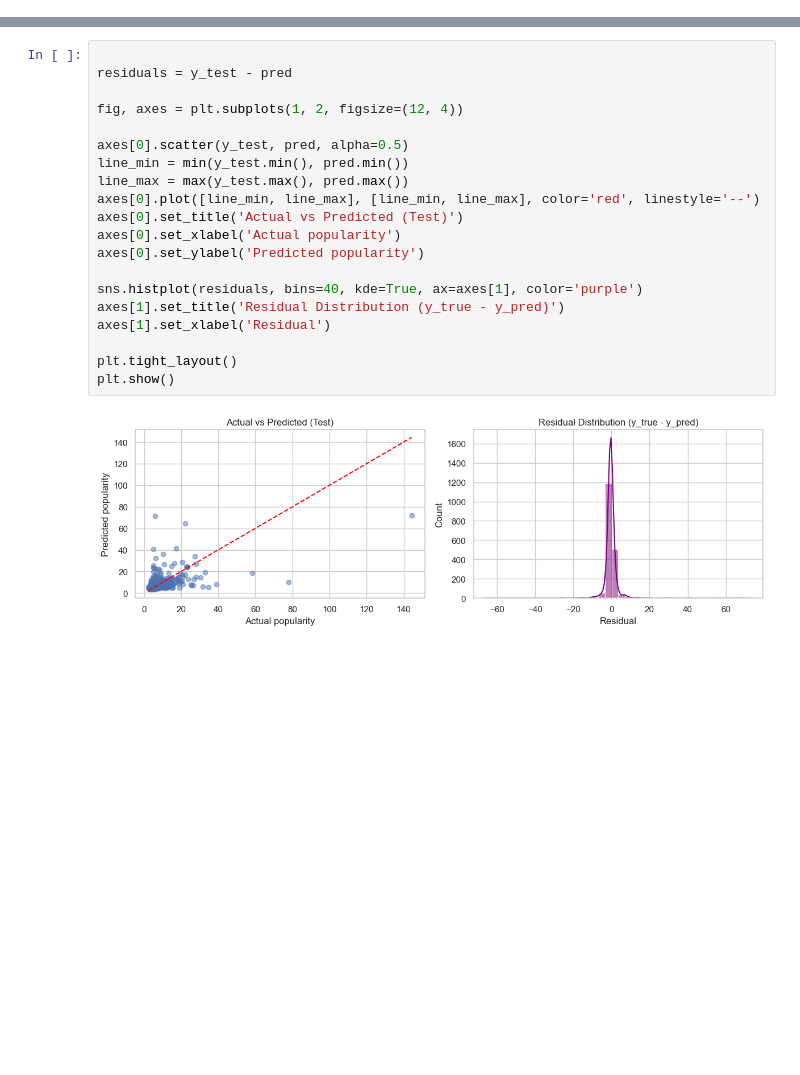
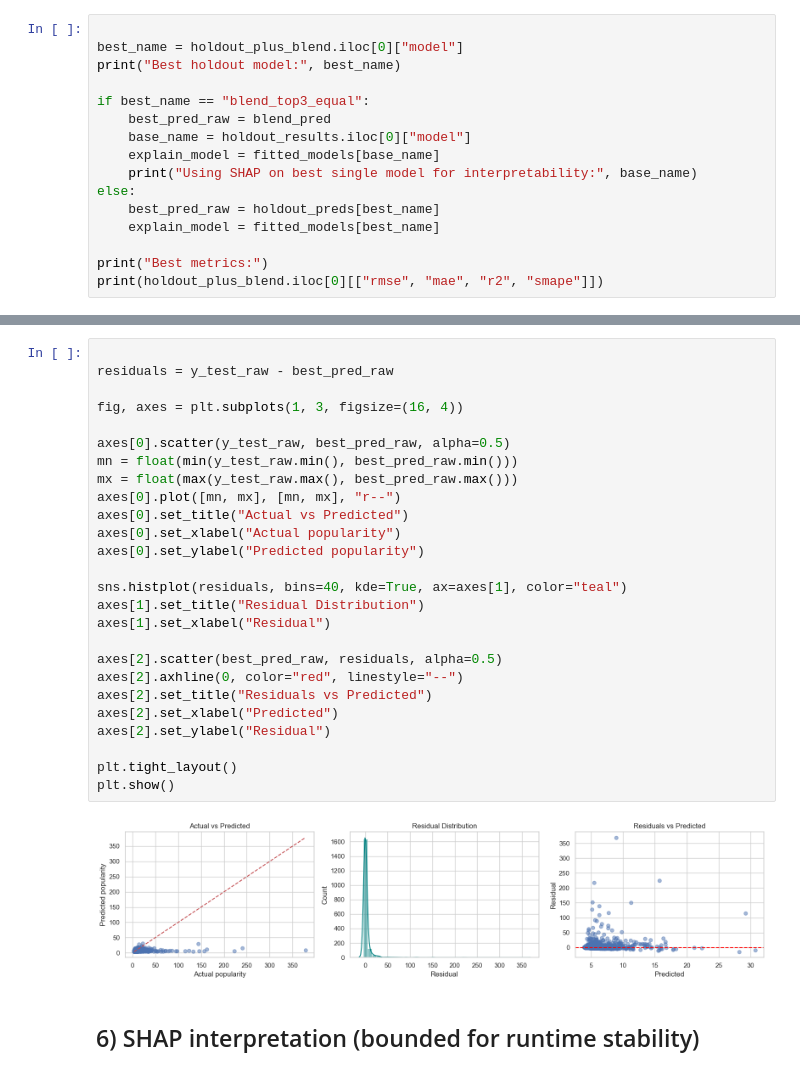
Before and after one commit to lauramanzanos23/INSY_674_FinalProject, a Jupyter notebook: models/RegressionModels.ipynb, the cells around one changed output, grey strips where cells are left out. Saved outputs shown, nothing was run; the diff lists cells and outputs as text; blank space fills up the shorter version.

```diff
--- a/models/RegressionModels.ipynb
+++ b/models/RegressionModels.ipynb
@@ -295,0 +363,16 @@ Best model: extra_trees
+# %%
+
+best_name = holdout_plus_blend.iloc[0]["model"]
+print("Best holdout model:", best_name)
+
+if best_name == "blend_top3_equal":
+    best_pred_raw = blend_pred
+    base_name = holdout_results.iloc[0]["model"]
+    explain_model = fitted_models[base_name]
+    print("Using SHAP on best single model for interpretability:", base_name)
+else:
+    best_pred_raw = holdout_preds[best_name]
+    explain_model = fitted_models[best_name]
+
+print("Best metrics:")
+print(holdout_plus_blend.iloc[0][["rmse", "mae", "r2", "smape"]])
@@ -296,24 +387,32 @@ Best model: extra_trees
 # %%
 
-residuals = y_test - pred
+residuals = y_test_raw - best_pred_raw
 
-fig, axes = plt.subplots(1, 2, figsize=(12, 4))
+fig, axes = plt.subplots(1, 3, figsize=(16, 4))
 
-axes[0].scatter(y_test, pred, alpha=0.5)
-line_min = min(y_test.min(), pred.min())
-line_max = max(y_test.max(), pred.max())
-axes[0].plot([line_min, line_max], [line_min, line_max], color='red', linestyle='--')
-axes[0].set_title('Actual vs Predicted (Test)')
-axes[0].set_xlabel('Actual popularity')
-axes[0].set_ylabel('Predicted popularity')
+axes[0].scatter(y_test_raw, best_pred_raw, alpha=0.5)
+mn = float(min(y_test_raw.min(), best_pred_raw.min()))
+mx = float(max(y_test_raw.max(), best_pred_raw.max()))
+axes[0].plot([mn, mx], [mn, mx], "r--")
+axes[0].set_title("Actual vs Predicted")
+axes[0].set_xlabel("Actual popularity")
+axes[0].set_ylabel("Predicted popularity")
 
-sns.histplot(residuals, bins=40, kde=True, ax=axes[1], color='purple')
-axes[1].set_title('Residual Distribution (y_true - y_pred)')
-axes[1].set_xlabel('Residual')
+sns.histplot(residuals, bins=40, kde=True, ax=axes[1], color="teal")
+axes[1].set_title("Residual Distribution")
+axes[1].set_xlabel("Residual")
+
+axes[2].scatter(best_pred_raw, residuals, alpha=0.5)
+axes[2].axhline(0, color="red", linestyle="--")
+axes[2].set_title("Residuals vs Predicted")
+axes[2].set_xlabel("Predicted")
+axes[2].set_ylabel("Residual")
 
 plt.tight_layout()
 plt.show()
 # %% [output]
-[figure, old version]
+[figure, new version]
+# %% [markdown]
+## 6) SHAP interpretation (bounded for runtime stability)
 # %%
 
```
Also changed, not shown: parts of 25 cells of this notebook, 4 other files.
